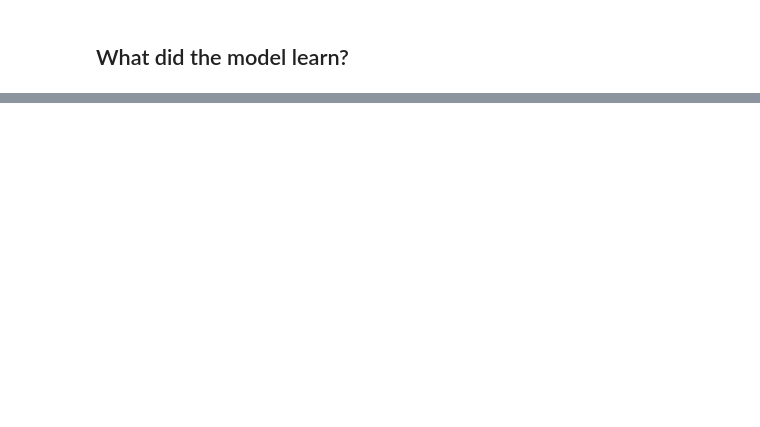
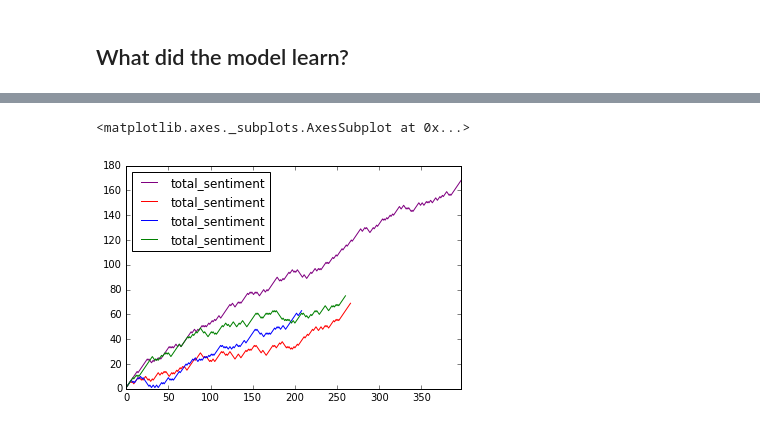
Before and after one commit to spm2164/beepo, a Jupyter notebook: election sentiment/sentiment.ipynb, the cells around one changed output, grey strips where cells are left out. Drawn from its saved outputs; the diff is of its cells as text; code cells hidden in the pictures; blank space fills up the shorter version.

```diff
--- a/election sentiment/sentiment.ipynb
+++ b/election sentiment/sentiment.ipynb
@@ -133,0 +223,22 @@ show_most_informative_features(feature_names, sentiment_pipeline.steps[2][1], n=
+# %%
+with codecs.open('obama-2012.txt', "r",encoding='utf-8', errors='ignore') as fdata:
+    obama12=fdata.read()#.replace('\r\n', '').replace('&quot;', '"').replace('<p>', '').replace('</p>', ' ')
+# %%
+sent_total=0
+sent_track=[]
+for count, sentence in enumerate(re.split(r'(?<!\w\.\w.)(?<![A-Z][a-z]\.)(?<=\.|\?)\s', obama12)):
+    sent=sentiment_pipeline.predict([sentence])
+    sent_total+=sent[0]
+    sent_track.append(sent_total)
+obama12_df=pd.DataFrame(sent_track, columns=['total_sentiment'])
+# %%
+with codecs.open('romney.txt', "r",encoding='utf-8', errors='ignore') as fdata:
+    romney=fdata.read().replace('\r\n', '').replace('&quot;', '"').replace('<p>', '').replace('</p>', ' ')
+# %%
+sent_total=0
+sent_track=[]
+for count, sentence in enumerate(re.split(r'(?<!\w\.\w.)(?<![A-Z][a-z]\.)(?<=\.|\?)\s', romney)):
+    sent=sentiment_pipeline.predict([sentence])
+    sent_total+=sent[0]
+    sent_track.append(sent_total)
+romney_df=pd.DataFrame(sent_track, columns=['total_sentiment'])
@@ -133,0 +247,9 @@ show_most_informative_features(feature_names, sentiment_pipeline.steps[2][1], n=
+# %%
+fig, ax = plt.subplots()
+clinton_df.plot(color='purple', ax=ax)
+trump_df.plot(color='red', ax=ax)
+obama12_df.plot(color='blue', ax=ax)
+romney_df.plot(color='green', ax=ax)
+# %% [output]
+<matplotlib.axes._subplots.AxesSubplot at 0x...>
+[figure, added]
```
Also changed, not shown: parts of 22 cells of this notebook, 15 other files.
